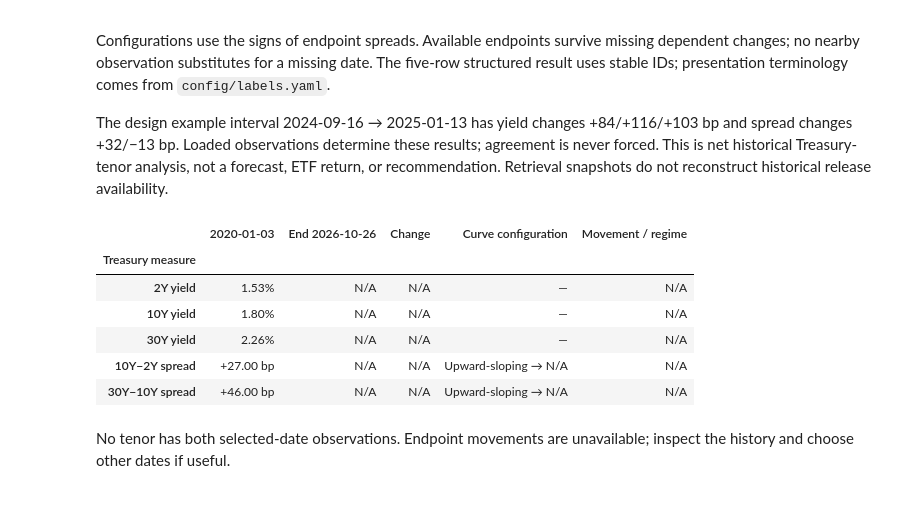
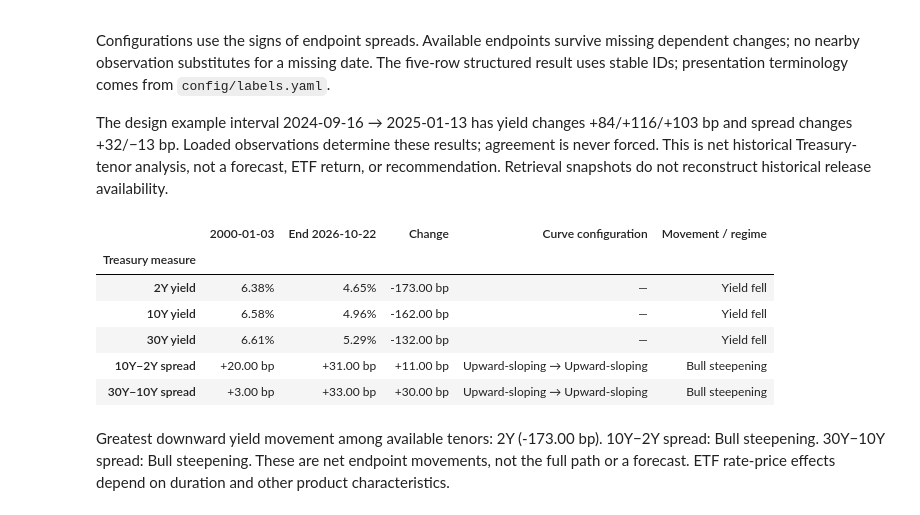
Before and after one commit to lbk209/bondview-v3, a Jupyter notebook: notebooks/analysis1_curve.ipynb, the cells around one changed output. Drawn from its saved outputs; the diff is of its cells as text; code cells hidden in the pictures.

```diff
--- a/notebooks/analysis1_curve.ipynb
+++ b/notebooks/analysis1_curve.ipynb
@@ -37,6 +38,9 @@ DGS2: Percent, D; missing: 289
 DGS10: Percent, D; missing: 289
 DGS30: Percent, D; missing: 289
 Retrieval-time snapshot; historical data availability at the observation date is not reconstructed.
+# %%
+# Initialize the date range picker
+date_range = DateRangePicker(observations)
 # %% [markdown]
 ## B. Select dates
 
@@ -73,16 +69,16 @@ Configurations use the signs of endpoint spreads. Available endpoints survive mi
 The design example interval 2024-09-16 → 2025-01-13 has yield changes +84/+116/+103 bp and spread changes +32/−13 bp. Loaded observations determine these results; agreement is never forced. This is net historical Treasury-tenor analysis, not a forecast, ETF return, or recommendation. Retrieval snapshots do not reconstruct historical release availability.
 # %%
 result = analyze_curve(
-    observations, start_picker.value, end_picker.value,
+    observations, *date_range.get_dates(),
     slope_tolerance_bp=0,
 )
 show_curve_results(result)
 # %% [output]
-|  | 2020-01-03 | End 2026-10-26 | Change | Curve configuration | Movement / regime |
+|  | 2000-01-03 | End 2026-10-22 | Change | Curve configuration | Movement / regime |
 | Treasury measure |  |  |  |  |  |
-| 2Y yield | 1.53% | N/A | N/A | — | N/A |
-| 10Y yield | 1.80% | N/A | N/A | — | N/A |
-| 30Y yield | 2.26% | N/A | N/A | — | N/A |
-| 10Y−2Y spread | +27.00 bp | N/A | N/A | Upward-sloping → N/A | N/A |
-| 30Y−10Y spread | +46.00 bp | N/A | N/A | Upward-sloping → N/A | N/A |
+| 2Y yield | 6.38% | 4.65% | -173.00 bp | — | Yield fell |
+| 10Y yield | 6.58% | 4.96% | -162.00 bp | — | Yield fell |
+| 30Y yield | 6.61% | 5.29% | -132.00 bp | — | Yield fell |
+| 10Y−2Y spread | +20.00 bp | +31.00 bp | +11.00 bp | Upward-sloping → Upward-sloping | Bull steepening |
+| 30Y−10Y spread | +3.00 bp | +33.00 bp | +30.00 bp | Upward-sloping → Upward-sloping | Bull steepening |
-No tenor has both selected-date observations. Endpoint movements are unavailable; inspect the history and choose other dates if useful.
+Greatest downward yield movement among available tenors: 2Y (-173.00 bp). 10Y−2Y spread: Bull steepening. 30Y−10Y spread: Bull steepening. These are net endpoint movements, not the full path or a forecast. ETF rate-price effects depend on duration and other product characteristics.
```
Also changed, not shown: parts of 5 cells of this notebook, 2 other files.
